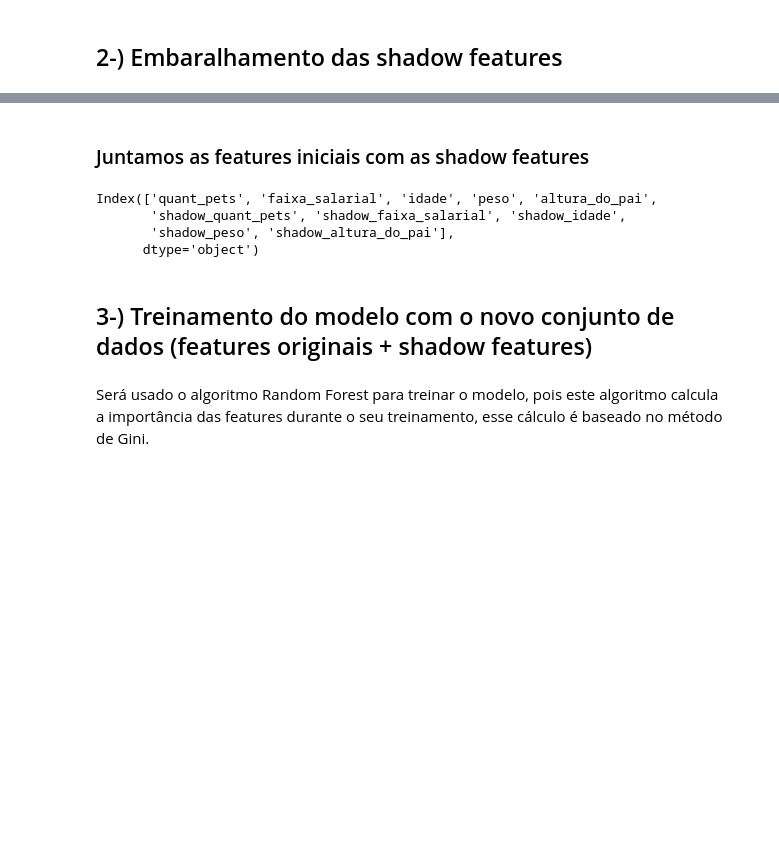
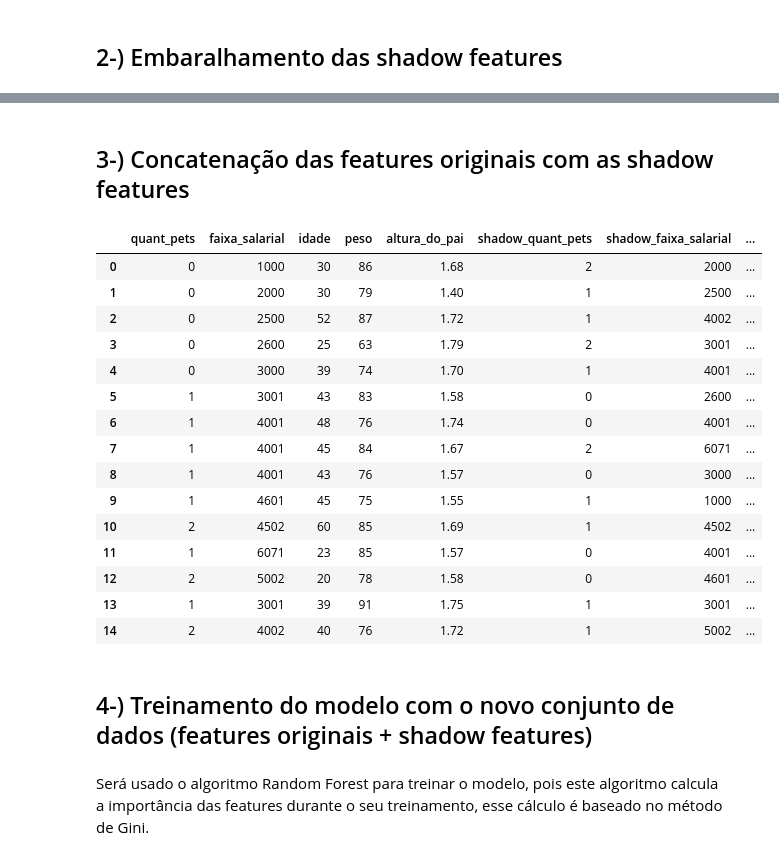
Before and after one commit to gabrielhpr/FeatureSelectionWithBoruta, a Jupyter notebook: Feature_selection_with_boruta.ipynb, the cells around one changed output, grey strips where cells are left out. Drawn from its saved outputs; the diff is of its cells as text; code cells hidden in the pictures; blank space fills up the shorter version.

```diff
--- a/Feature_selection_with_boruta.ipynb
+++ b/Feature_selection_with_boruta.ipynb
@@ -243,15 +303,27 @@ x_shadow.drop('index', axis=1, inplace=True)
 # %% [markdown]
-### Juntamos as features iniciais com as shadow features
+## 3-) Concatenação das features originais com as shadow features
 # %%
 x_merged = pd.concat( [x, x_shadow], axis=1 )
-x_merged.columns
+x_merged
 # %% [output]
-Index(['quant_pets', 'faixa_salarial', 'idade', 'peso', 'altura_do_pai',
-       'shadow_quant_pets', 'shadow_faixa_salarial', 'shadow_idade',
-       'shadow_peso', 'shadow_altura_do_pai'],
-      dtype='object')
+|  | quant_pets | faixa_salarial | idade | peso | altura_do_pai | shadow_quant_pets | shadow_faixa_salarial | ... |
+| 0 | 0 | 1000 | 30 | 86 | 1.68 | 2 | 2000 | ... |
+| 1 | 0 | 2000 | 30 | 79 | 1.40 | 1 | 2500 | ... |
+| 2 | 0 | 2500 | 52 | 87 | 1.72 | 1 | 4002 | ... |
+| 3 | 0 | 2600 | 25 | 63 | 1.79 | 2 | 3001 | ... |
+| 4 | 0 | 3000 | 39 | 74 | 1.70 | 1 | 4001 | ... |
+| 5 | 1 | 3001 | 43 | 83 | 1.58 | 0 | 2600 | ... |
+| 6 | 1 | 4001 | 48 | 76 | 1.74 | 0 | 4001 | ... |
+| 7 | 1 | 4001 | 45 | 84 | 1.67 | 2 | 6071 | ... |
+| 8 | 1 | 4001 | 43 | 76 | 1.57 | 0 | 3000 | ... |
+| 9 | 1 | 4601 | 45 | 75 | 1.55 | 1 | 1000 | ... |
+| 10 | 2 | 4502 | 60 | 85 | 1.69 | 1 | 4502 | ... |
+| 11 | 1 | 6071 | 23 | 85 | 1.57 | 0 | 4001 | ... |
+| 12 | 2 | 5002 | 20 | 78 | 1.58 | 0 | 4601 | ... |
+| 13 | 1 | 3001 | 39 | 91 | 1.75 | 1 | 3001 | ... |
+| 14 | 2 | 4002 | 40 | 76 | 1.72 | 1 | 5002 | ... |
 # %% [markdown]
-## 3-) Treinamento do modelo com o novo conjunto de dados (features originais + shadow features)
+## 4-) Treinamento do modelo com o novo conjunto de dados (features originais + shadow features)
 # %% [markdown]
 Será usado o algoritmo Random Forest para treinar o modelo, pois este algoritmo calcula <br>
 a importância das features durante o seu treinamento, esse cálculo é baseado no método de Gini.
```
Also changed, not shown: parts of 31 cells of this notebook, 1 other file.
